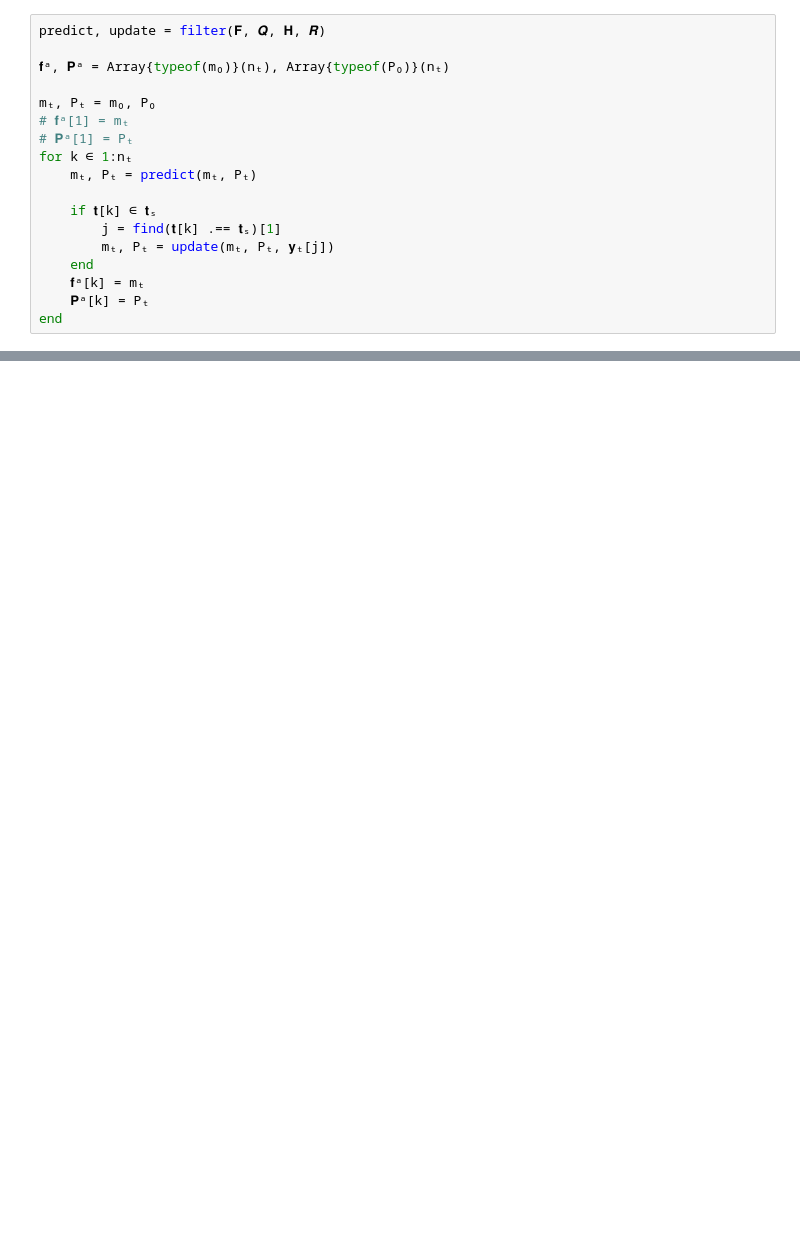
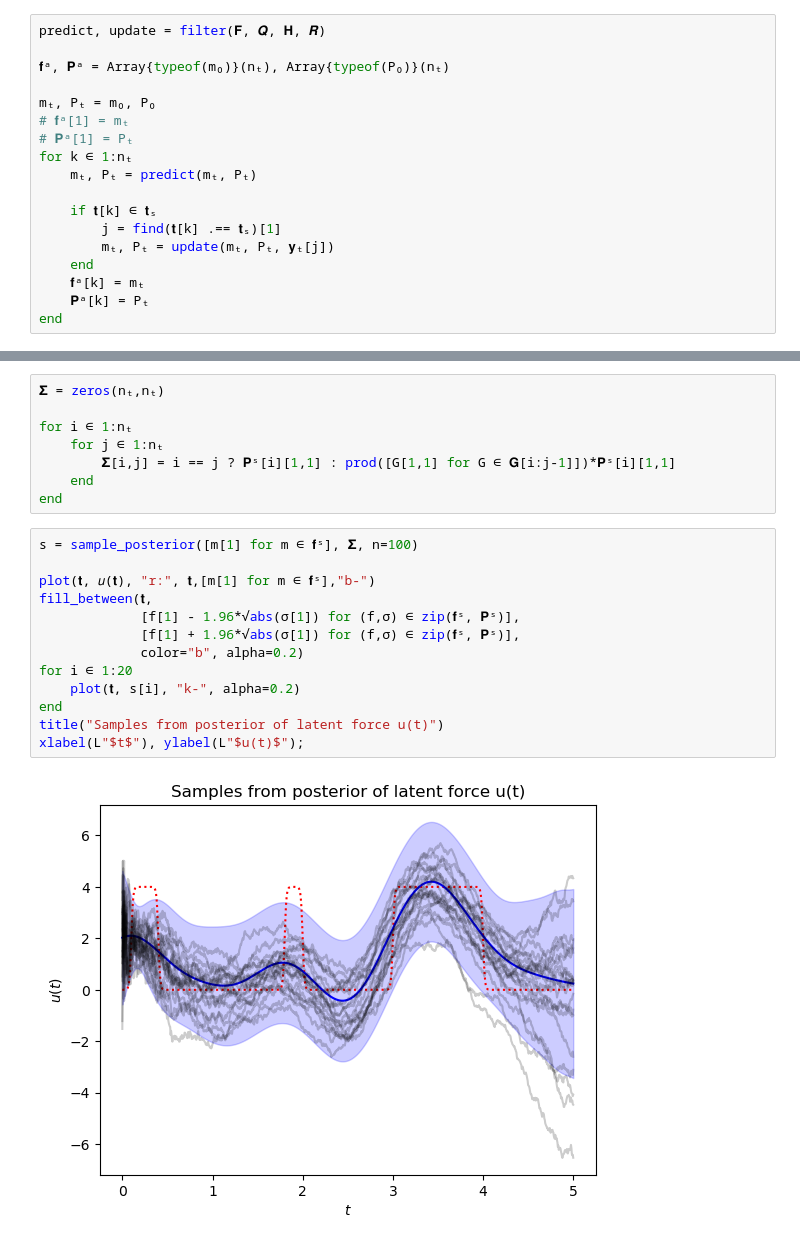
Before and after one commit to wilocw/StateSpace.jl, a Jupyter notebook: notebooks/Cascading Latent Force Model.ipynb, the cells around one changed output, grey strips where cells are left out. Saved outputs shown, nothing was run; the diff lists cells and outputs as text; blank space fills up the shorter version.

```diff
--- a/notebooks/Cascading Latent Force Model.ipynb
+++ b/notebooks/Cascading Latent Force Model.ipynb
@@ -462,0 +467,23 @@ end
+# %%
+𝚺 = zeros(nₜ,nₜ)
+
+for i ∈ 1:nₜ
+    for j ∈ 1:nₜ
+        𝚺[i,j] = i == j ? 𝐏ˢ[i][1,1] : prod([G[1,1] for G ∈ 𝐆[i:j-1]])*𝐏ˢ[i][1,1]
+    end
+end
+# %%
+s = sample_posterior([m[1] for m ∈ 𝐟ˢ], 𝚺, n=100)
+
+plot(𝐭, 𝑢(𝐭), "r:", 𝐭,[m[1] for m ∈ 𝐟ˢ],"b-")
+fill_between(𝐭,
+             [f[1] - 1.96*√abs(σ[1]) for (f,σ) ∈ zip(𝐟ˢ, 𝐏ˢ)],
+             [f[1] + 1.96*√abs(σ[1]) for (f,σ) ∈ zip(𝐟ˢ, 𝐏ˢ)],
+             color="b", alpha=0.2)
+for i ∈ 1:20
+    plot(𝐭, s[i], "k-", alpha=0.2)
+end
+title("Samples from posterior of latent force u(t)")
+xlabel(L"$t$"), ylabel(L"$u(t)$");
+# %% [output]
+[figure, added]
```
Also changed, not shown: parts of 19 cells of this notebook.
